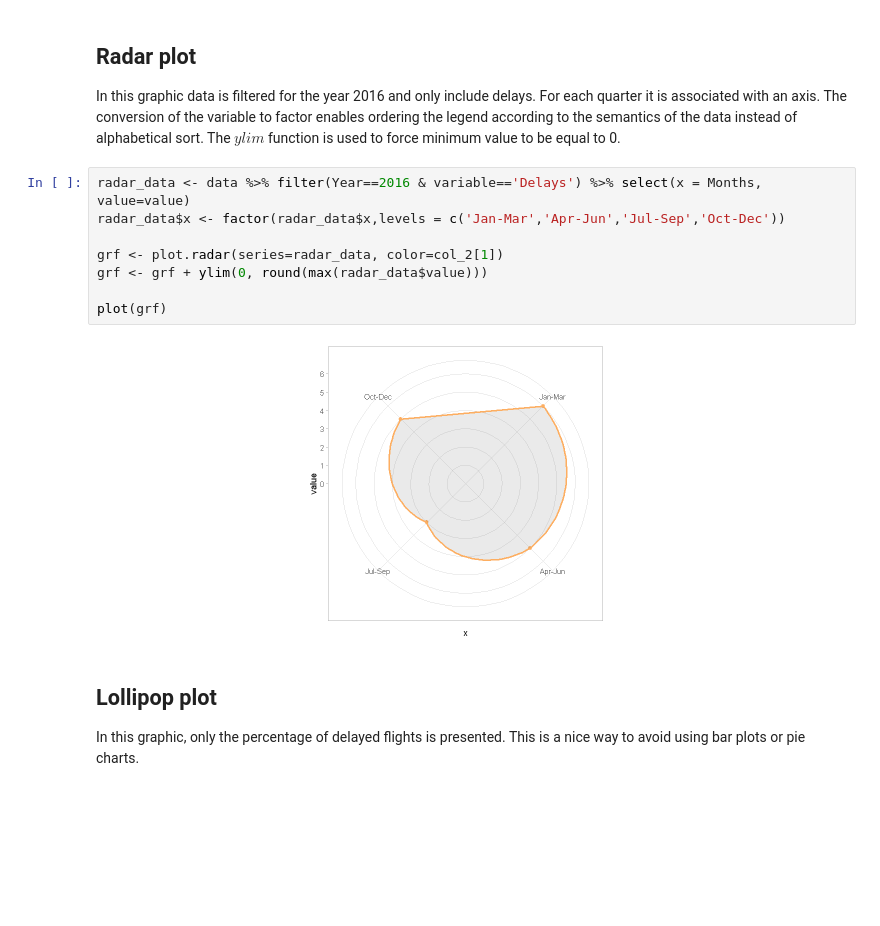
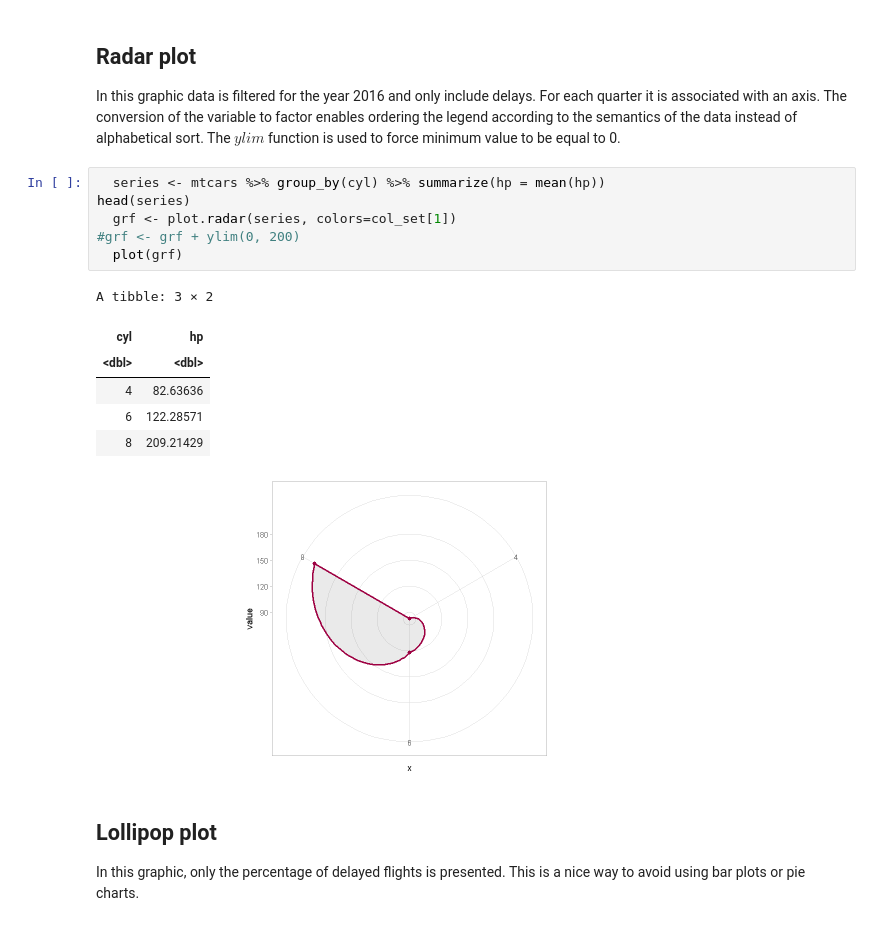
Before and after one commit to eogasawara/mylibrary, a Jupyter notebook: Graphic.ipynb, the cells around one changed output. Drawn from its saved outputs; the diff is of its cells as text; blank space fills up the shorter version.

```diff
--- a/Graphic.ipynb
+++ b/Graphic.ipynb
@@ -257,16 +246,20 @@ In this graphic data is filtered for the year 2016 and only include delays.
 For each quarter it is associated with an axis.
 The conversion of the variable to factor enables ordering the legend according to the semantics of the data instead of alphabetical sort.
 The $ylim$ function is used to force minimum value to be equal to 0.
-# %%
-radar_data <- data %>% filter(Year==2016 & variable=='Delays') %>% select(x = Months, value=value)
-radar_data$x <- factor(radar_data$x,levels = c('Jan-Mar','Apr-Jun','Jul-Sep','Oct-Dec'))
-
-grf <- plot.radar(series=radar_data, color=col_2[1])
-grf <- grf + ylim(0, round(max(radar_data$value)))
-
-plot(grf)
-# %% [output]
-[figure, removed]
+# %%
+  series <- mtcars %>% group_by(cyl) %>% summarize(hp = mean(hp))
+head(series)
+  grf <- plot.radar(series, colors=col_set[1])
+#grf <- grf + ylim(0, 200)
+  plot(grf)
+# %% [output]
+A tibble: 3 × 2
+| cyl | hp |
+| <dbl> | <dbl> |
+| 4 | 82.63636 |
+| 6 | 122.28571 |
+| 8 | 209.21429 |
+[figure, added]
 # %% [markdown]
 ## Lollipop plot
 
```
Also changed, not shown: parts of 7 cells of this notebook, 1 other file.
